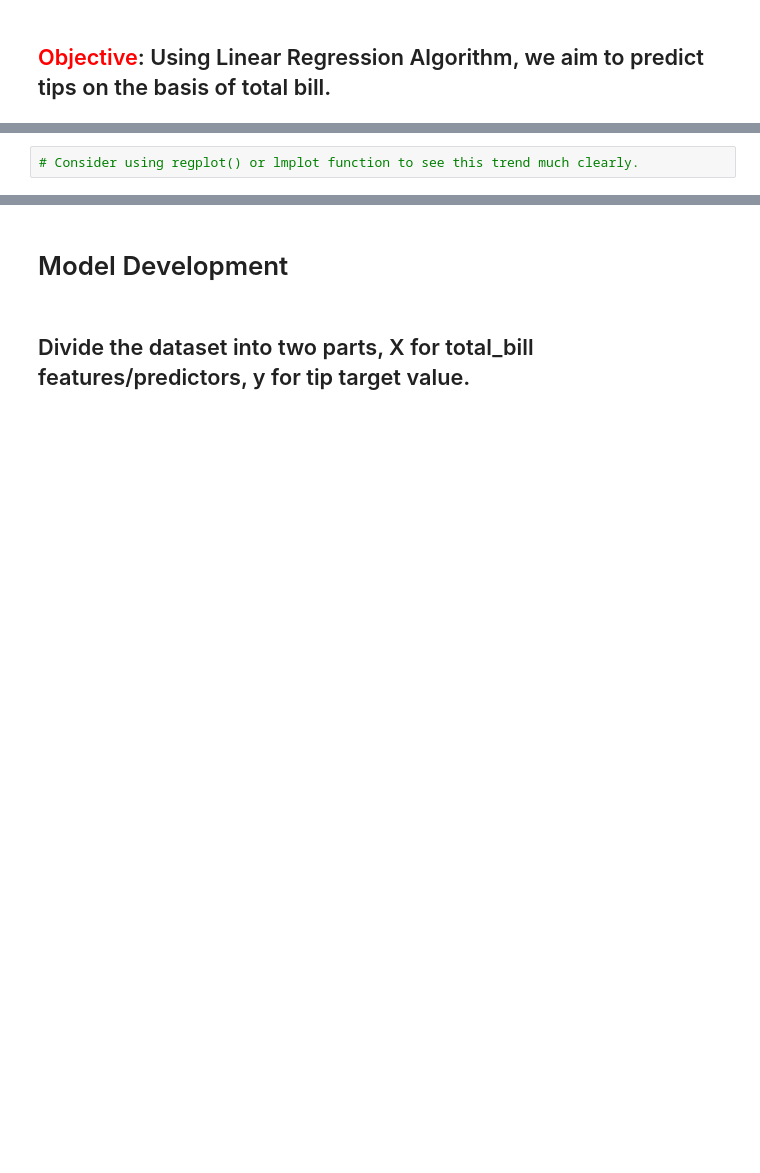
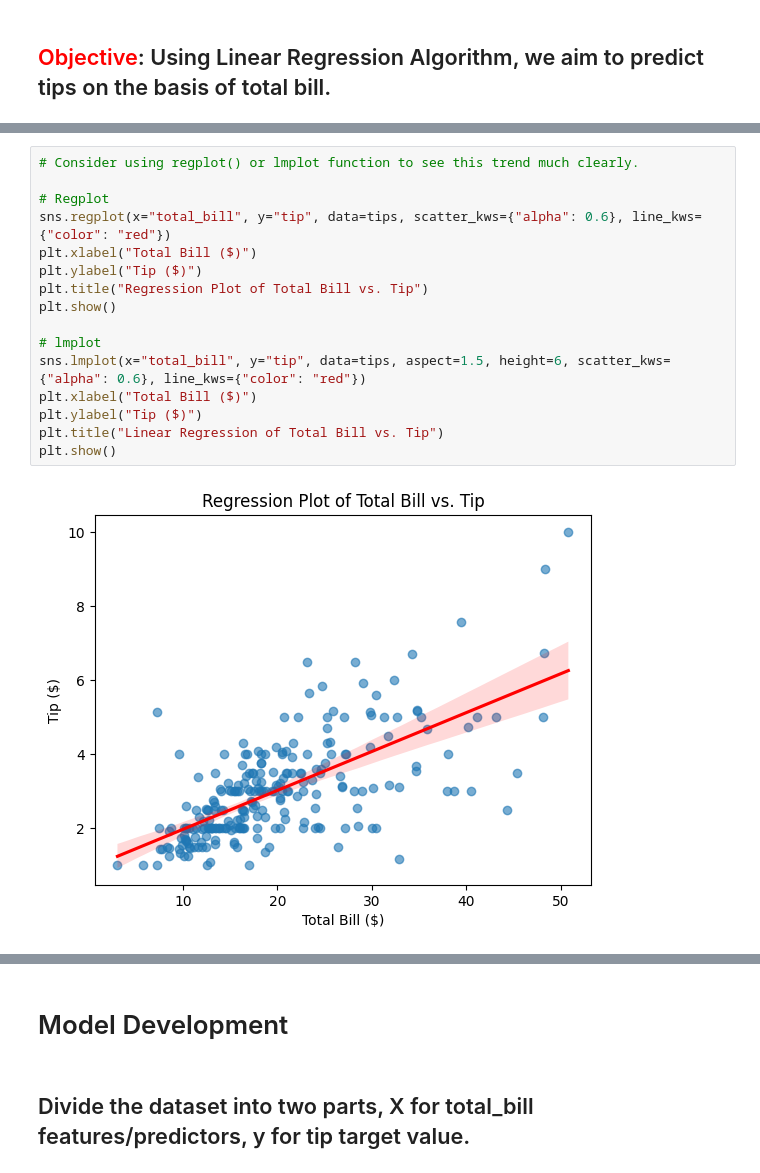
Before and after one commit to EdwinAbdonShayo/Data-Science-AI-Lessons, a Jupyter notebook: Week 4/DSAI-Lab4-Stu.ipynb, the cells around one changed output, grey strips where cells are left out. Drawn from its saved outputs; the diff is of its cells as text; blank space fills up the shorter version.

```diff
--- a/Week 4/DSAI-Lab4-Stu.ipynb
+++ b/Week 4/DSAI-Lab4-Stu.ipynb
@@ -30,2 +74,18 @@ from sklearn.linear_model import LinearRegression
 # %%
 # Consider using regplot() or lmplot function to see this trend much clearly.
+
+# Regplot
+sns.regplot(x="total_bill", y="tip", data=tips, scatter_kws={"alpha": 0.6}, line_kws={"color": "red"})
+plt.xlabel("Total Bill ($)")
+plt.ylabel("Tip ($)")
+plt.title("Regression Plot of Total Bill vs. Tip")
+plt.show()
+
+# lmplot
+sns.lmplot(x="total_bill", y="tip", data=tips, aspect=1.5, height=6, scatter_kws={"alpha": 0.6}, line_kws={"color": "red"})
+plt.xlabel("Total Bill ($)")
+plt.ylabel("Tip ($)")
+plt.title("Linear Regression of Total Bill vs. Tip")
+plt.show()
+# %% [output]
+[figure, added]
```
Also changed, not shown: parts of 7 cells of this notebook.
